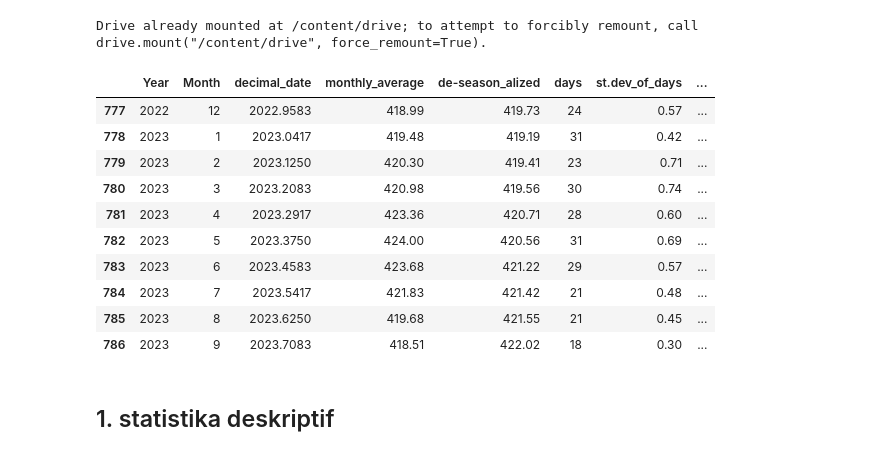
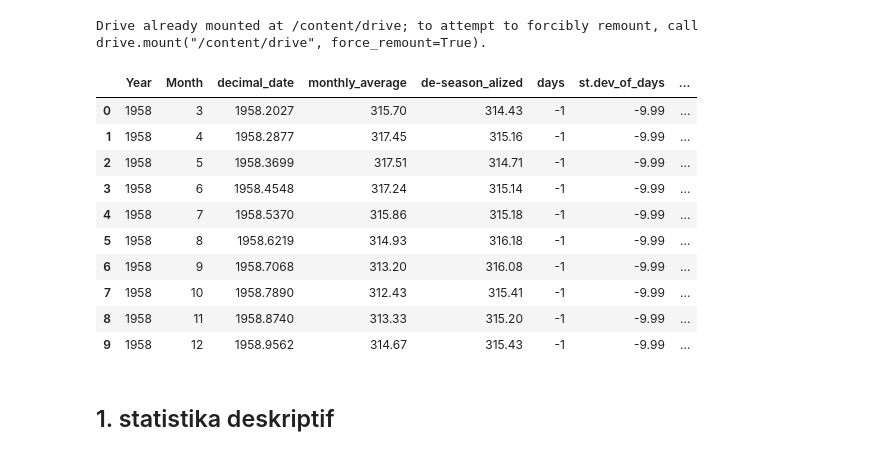
Before and after one commit to satriadhapa/ModelMachineLearning, a Jupyter notebook: Analisis_co2.ipynb, the cells around one changed output. Drawn from its saved outputs; the diff is of its cells as text; code cells hidden in the pictures.

```diff
--- a/Analisis_co2.ipynb
+++ b/Analisis_co2.ipynb
@@ -9,21 +9,21 @@ import pandas as pd
 import numpy as np
 import matplotlib.pyplot as plt
 # %%
-data = pd.read_excel("/content/drive/MyDrive/dataset/data karbon diokasida.xlsx")
+data = pd.read_excel("dataset/data karbon diokasida.xlsx")
 # %%
-data.tail(10)
+data.head(10)
 # %% [output]
 |  | Year | Month | decimal_date | monthly_average | de-season_alized | days | st.dev_of_days | ... |
-| 777 | 2022 | 12 | 2022.9583 | 418.99 | 419.73 | 24 | 0.57 | ... |
-| 778 | 2023 | 1 | 2023.0417 | 419.48 | 419.19 | 31 | 0.42 | ... |
-| 779 | 2023 | 2 | 2023.1250 | 420.30 | 419.41 | 23 | 0.71 | ... |
-| 780 | 2023 | 3 | 2023.2083 | 420.98 | 419.56 | 30 | 0.74 | ... |
-| 781 | 2023 | 4 | 2023.2917 | 423.36 | 420.71 | 28 | 0.60 | ... |
-| 782 | 2023 | 5 | 2023.3750 | 424.00 | 420.56 | 31 | 0.69 | ... |
-| 783 | 2023 | 6 | 2023.4583 | 423.68 | 421.22 | 29 | 0.57 | ... |
-| 784 | 2023 | 7 | 2023.5417 | 421.83 | 421.42 | 21 | 0.48 | ... |
-| 785 | 2023 | 8 | 2023.6250 | 419.68 | 421.55 | 21 | 0.45 | ... |
-| 786 | 2023 | 9 | 2023.7083 | 418.51 | 422.02 | 18 | 0.30 | ... |
+| 0 | 1958 | 3 | 1958.2027 | 315.70 | 314.43 | -1 | -9.99 | ... |
+| 1 | 1958 | 4 | 1958.2877 | 317.45 | 315.16 | -1 | -9.99 | ... |
+| 2 | 1958 | 5 | 1958.3699 | 317.51 | 314.71 | -1 | -9.99 | ... |
+| 3 | 1958 | 6 | 1958.4548 | 317.24 | 315.14 | -1 | -9.99 | ... |
+| 4 | 1958 | 7 | 1958.5370 | 315.86 | 315.18 | -1 | -9.99 | ... |
+| 5 | 1958 | 8 | 1958.6219 | 314.93 | 316.18 | -1 | -9.99 | ... |
+| 6 | 1958 | 9 | 1958.7068 | 313.20 | 316.08 | -1 | -9.99 | ... |
+| 7 | 1958 | 10 | 1958.7890 | 312.43 | 315.41 | -1 | -9.99 | ... |
+| 8 | 1958 | 11 | 1958.8740 | 313.33 | 315.20 | -1 | -9.99 | ... |
+| 9 | 1958 | 12 | 1958.9562 | 314.67 | 315.43 | -1 | -9.99 | ... |
 # %% [markdown]
 ## 1. statistika deskriptif
 # %%
```
Also changed, not shown: parts of 8 cells of this notebook, 1 other file.
